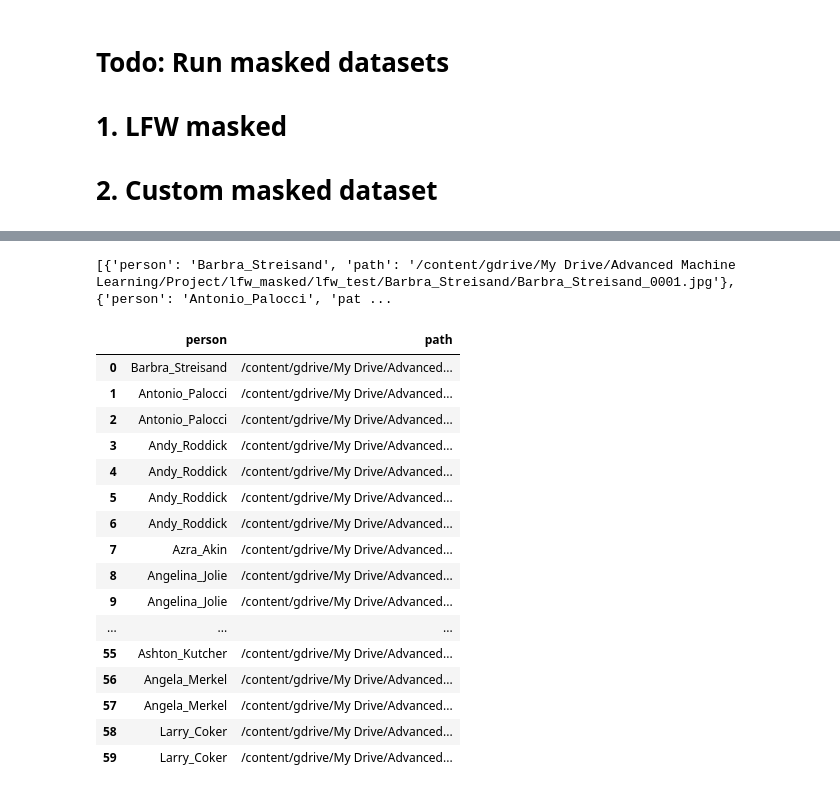
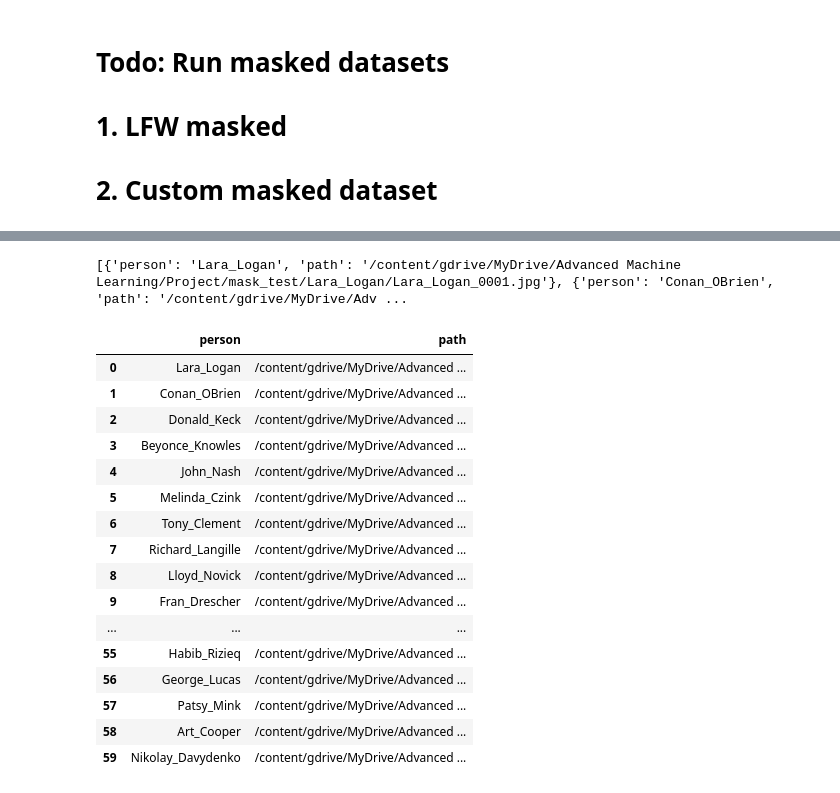
Before and after one commit to balvansh/Analyzing-Facial-Recognition-Algorithms, a Jupyter notebook: src/FaceRecognition_implementation.ipynb, the cells around one changed output, grey strips where cells are left out. Drawn from its saved outputs; the diff is of its cells as text; code cells hidden in the pictures.

```diff
--- a/src/FaceRecognition_implementation.ipynb
+++ b/src/FaceRecognition_implementation.ipynb
@@ -358,17 +355,18 @@ class FaceRecognitionClass(object):
 # %%
 #Loading the Trainig Dataset
 
-prefix = '/content/gdrive/My Drive/Advanced Machine Learning/Project/lfw_masked/'
+#prefix = '/content/gdrive/My Drive/Advanced Machine Learning/Project/lfw_masked/'
 
 #To check with LFW custom masked dataset, uncomment the below line.
 #prefix = '/content/gdrive/My Drive/Advanced Machine Learning/Project/'
 
 dataset = []
-#for path in glob.iglob(os.path.join('/content/gdrive/MyDrive/Advanced Machine Learning/Project/lfw_funneled', "**", "*.jpg")):
-for path in glob.iglob(os.path.join(prefix+'lfw_train/', "**", "*.jpg")):
-    person = path.split("/")[-2]
-    person = path.split("/")[-2]
-    dataset.append({"person":person, "path": path})
+for path in glob.iglob(os.path.join('/content/gdrive/MyDrive/Advanced Machine Learning/Project/lfw_funneled', "**", "*.jpg")):
+#for path in glob.iglob(os.path.join(prefix+'lfw_train/', "**", "*.jpg")):
+  print(path)
+  person = path.split("/")[-2]
+  person = path.split("/")[-2]
+  dataset.append({"person":person, "path": path})
 
 dataset = pd.DataFrame(dataset)
 dataset = dataset.groupby("person").filter(lambda x: len(x) > 0)
@@ -379,33 +393,33 @@ print(dataset.shape)
 # %%
 #Loading the testing dataset
 test_dataset = []
 
-#for path in glob.iglob(os.path.join('/content/gdrive/MyDrive/Advanced Machine Learning/Project/mask_test/', "**", "*.jpg")):
+for path in glob.iglob(os.path.join('/content/gdrive/MyDrive/Advanced Machine Learning/Project/mask_test/', "**", "*.jpg")):
 #for path in glob.iglob(os.path.join('/content/gdrive/MyDrive/Advanced Machine Learning/Project/mask_eyewear/', "**", "*.jpg")):
-for path in glob.iglob(os.path.join(prefix+'lfw_test/', "**", "*.jpg")):
+#for path in glob.iglob(os.path.join(prefix+'lfw_test/', "**", "*.jpg")):
     person = path.split("/")[-2]
     test_dataset.append({"person":person, "path": path})
 
 print(test_dataset)
 test_dataset = pd.DataFrame(test_dataset)
 test_dataset = test_dataset.groupby("person").filter(lambda x: len(x) > 0)
 test_dataset.head(60)
 # %% [output]
-[{'person': 'Barbra_Streisand', 'path': '/content/gdrive/My Drive/Advanced Machine Learning/Project/lfw_masked/lfw_test/Barbra_Streisand/Barbra_Streisand_0001.jpg'}, {'person': 'Antonio_Palocci', 'pat ...
+[{'person': 'Lara_Logan', 'path': '/content/gdrive/MyDrive/Advanced Machine Learning/Project/mask_test/Lara_Logan/Lara_Logan_0001.jpg'}, {'person': 'Conan_OBrien', 'path': '/content/gdrive/MyDrive/Adv ...
 |  | person | path |
-| 0 | Barbra_Streisand | /content/gdrive/My Drive/Advanced... |
-| 1 | Antonio_Palocci | /content/gdrive/My Drive/Advanced... |
-| 2 | Antonio_Palocci | /content/gdrive/My Drive/Advanced... |
-| 3 | Andy_Roddick | /content/gdrive/My Drive/Advanced... |
-| 4 | Andy_Roddick | /content/gdrive/My Drive/Advanced... |
-| 5 | Andy_Roddick | /content/gdrive/My Drive/Advanced... |
-| 6 | Andy_Roddick | /content/gdrive/My Drive/Advanced... |
-| 7 | Azra_Akin | /content/gdrive/My Drive/Advanced... |
-| 8 | Angelina_Jolie | /content/gdrive/My Drive/Advanced... |
-| 9 | Angelina_Jolie | /content/gdrive/My Drive/Advanced... |
+| 0 | Lara_Logan | /content/gdrive/MyDrive/Advanced ... |
+| 1 | Conan_OBrien | /content/gdrive/MyDrive/Advanced ... |
+| 2 | Donald_Keck | /content/gdrive/MyDrive/Advanced ... |
+| 3 | Beyonce_Knowles | /content/gdrive/MyDrive/Advanced ... |
+| 4 | John_Nash | /content/gdrive/MyDrive/Advanced ... |
+| 5 | Melinda_Czink | /content/gdrive/MyDrive/Advanced ... |
+| 6 | Tony_Clement | /content/gdrive/MyDrive/Advanced ... |
+| 7 | Richard_Langille | /content/gdrive/MyDrive/Advanced ... |
+| 8 | Lloyd_Novick | /content/gdrive/MyDrive/Advanced ... |
+| 9 | Fran_Drescher | /content/gdrive/MyDrive/Advanced ... |
 | ... | ... | ... |
-| 55 | Ashton_Kutcher | /content/gdrive/My Drive/Advanced... |
-| 56 | Angela_Merkel | /content/gdrive/My Drive/Advanced... |
-| 57 | Angela_Merkel | /content/gdrive/My Drive/Advanced... |
-| 58 | Larry_Coker | /content/gdrive/My Drive/Advanced... |
-| 59 | Larry_Coker | /content/gdrive/My Drive/Advanced... |
+| 55 | Habib_Rizieq | /content/gdrive/MyDrive/Advanced ... |
+| 56 | George_Lucas | /content/gdrive/MyDrive/Advanced ... |
+| 57 | Patsy_Mink | /content/gdrive/MyDrive/Advanced ... |
+| 58 | Art_Cooper | /content/gdrive/MyDrive/Advanced ... |
+| 59 | Nikolay_Davydenko | /content/gdrive/MyDrive/Advanced ... |
```
Also changed, not shown: parts of 13 cells of this notebook, 3 other files.
